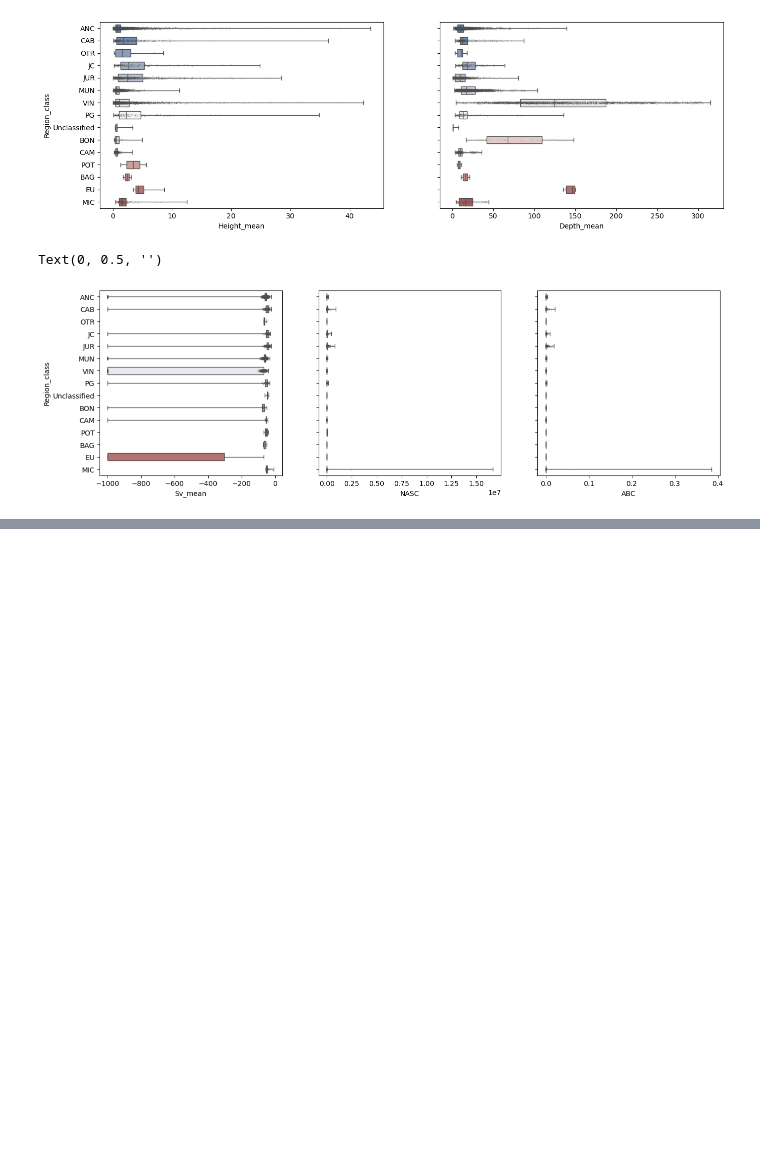
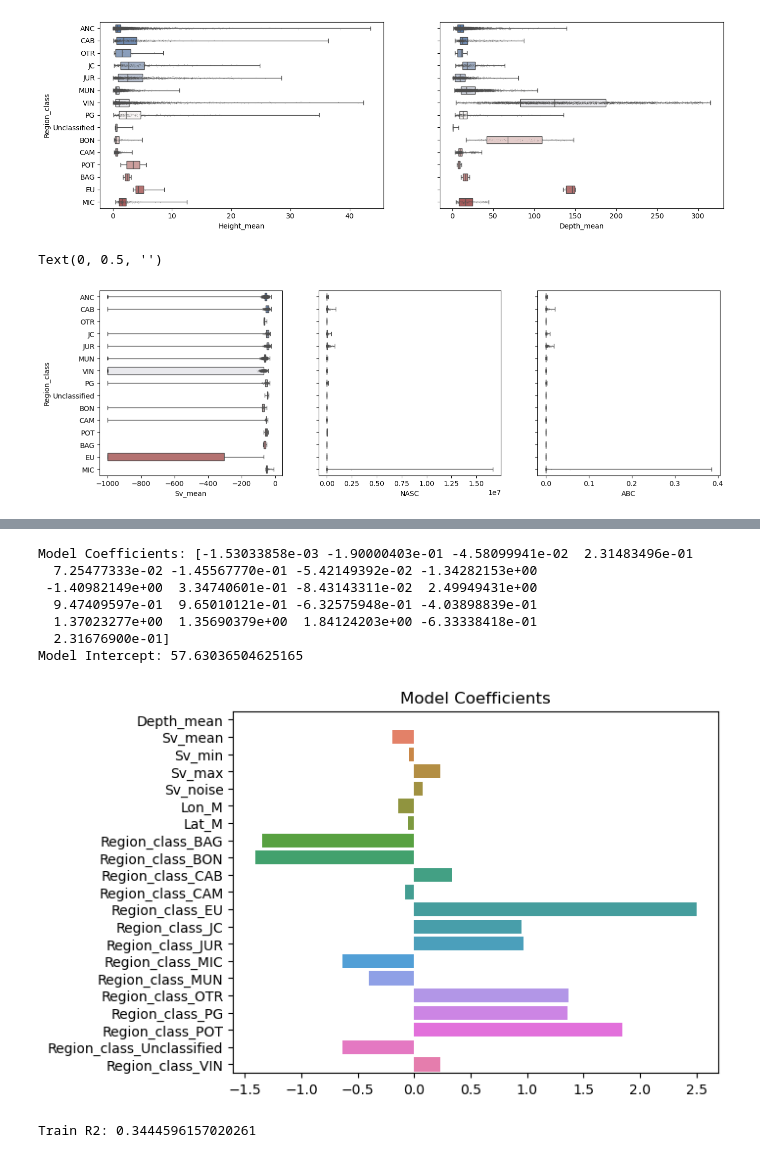
Before and after one commit to jmanitz/code-snippets, a Jupyter notebook: Ocean_capstone/ocean_prog.ipynb, the cells around one changed output, grey strips where cells are left out. Cells and saved outputs as stored; diff of their text form; code cells hidden in the pictures; blank space fills up the shorter version.

```diff
--- a/Ocean_capstone/ocean_prog.ipynb
+++ b/Ocean_capstone/ocean_prog.ipynb
@@ -176,0 +232,7 @@ Text(0.5, 0, '')
+# %%
+### Add categorical variable for species class
+features = ["Region_class","Depth_mean", "Sv_mean","Sv_min", "Sv_max", "Sv_noise", "Lon_M", "Lat_M"]
+# Create x train and test design matrices creating dummy variables for the categorical while keeping the numeric feature columns unchanged.
+x_train2 = pd.get_dummies(x_train[features], drop_first=True)
+x_test2 = pd.get_dummies(x_test[features], drop_first=True)
+x_train2.head()
@@ -176,0 +247,30 @@ Text(0.5, 0, '')
+# %%
+# Fit a linear model using numeric features and species class in the dataframe.
+model2 = LinearRegression()
+model2.fit(x_train2, y_train)
+
+# Output the coefficients
+# Note that the intercept is not a part of .coef_ but is instead stored in .intercept_.
+print(f"Model Coefficients: {model2.coef_}")
+print(f"Model Intercept: {model2.intercept_}")
+
+# Visualize crude measure of feature importance.
+coefs2 = pd.DataFrame(model2.coef_, index=x_train2.columns, columns=['beta_value'])
+sns.barplot(data=coefs2.T, orient='h').set(title='Model Coefficients');
+# %% [output]
+Model Coefficients: [-1.53033858e-03 -1.90000403e-01 -4.58099941e-02  2.31483496e-01
+  7.25477333e-02 -1.45567770e-01 -5.42149392e-02 -1.34282153e+00
+ -1.40982149e+00  3.34740601e-01 -8.43143311e-02  2.49949431e+00
+  9.47409597e-01  9.65010121e-01 -6.32575948e-01 -4.03898839e-01
+  1.37023277e+00  1.35690379e+00  1.84124203e+00 -6.33338418e-01
+  2.31676900e-01]
+Model Intercept: 57.63036504625165
+[figure, added]
+# %%
+# Report train and test R2 scores.
+train_score = model2.score(x_train2, y_train)
+#test_score = model2.score(x_test2, y_test) <TODO>
+print('Train R2:', train_score)
+#print('Test R2:', test_score)
+# %% [output]
+Train R2: 0.3444596157020261
```
Also changed, not shown: parts of 12 cells of this notebook.
